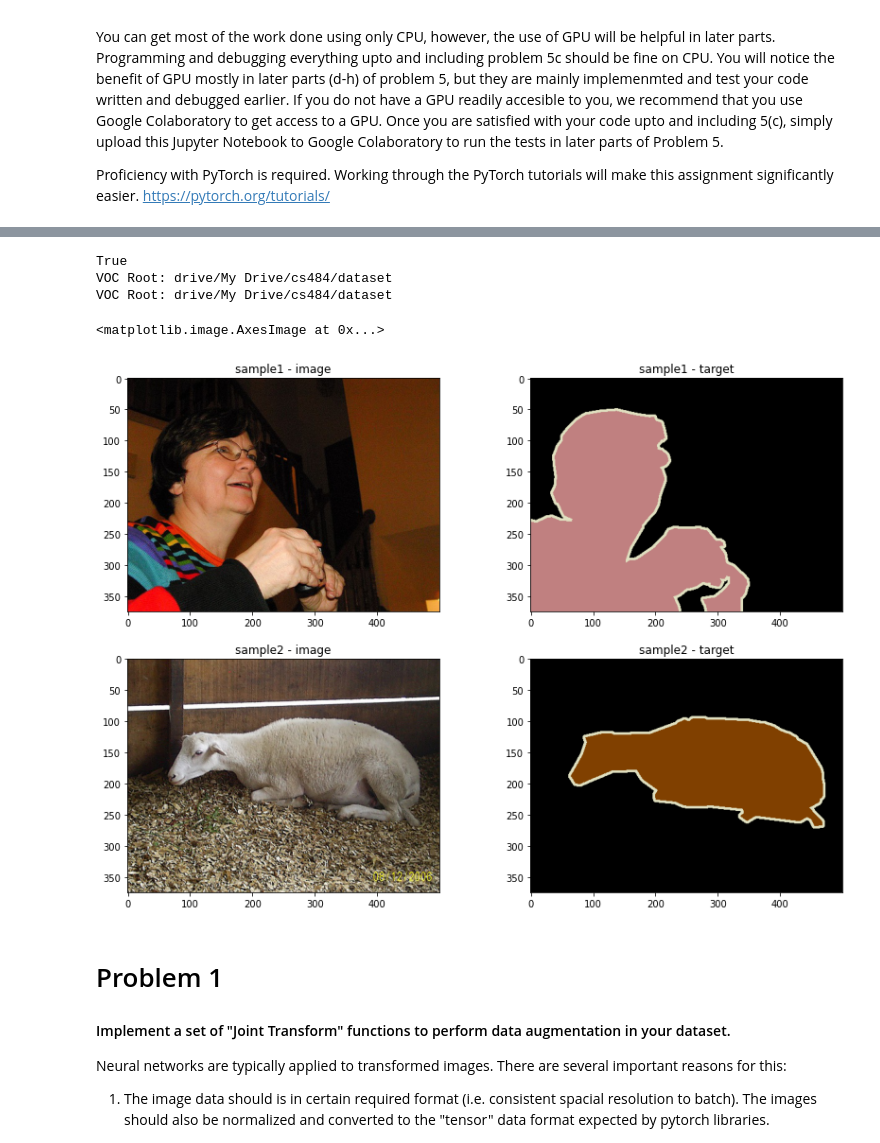
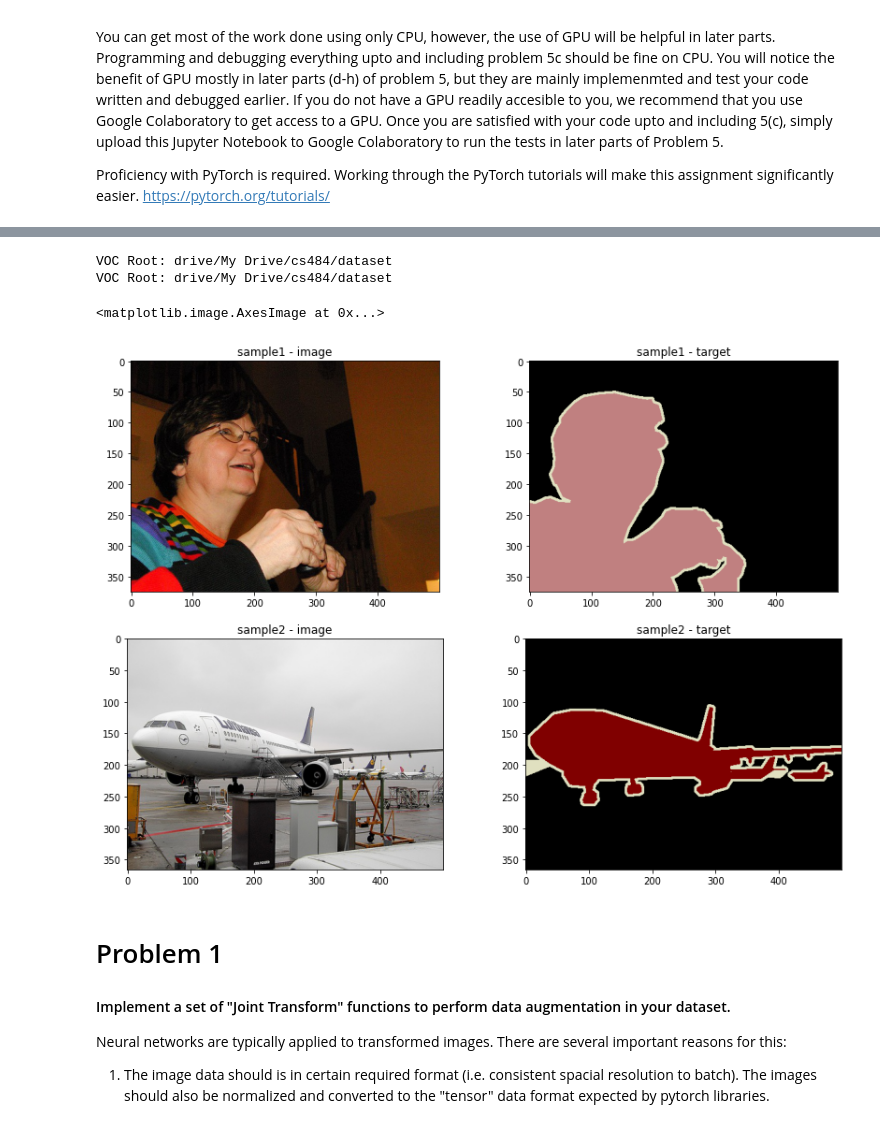
Before and after one commit to ArjunNarayan2066/Test, a Jupyter notebook: MySemanticSegmentation_student.ipynb, the cells around one changed output, grey strips where cells are left out. Drawn from its saved outputs; the diff is of its cells as text; code cells hidden in the pictures.

```diff
--- a/MySemanticSegmentation_student.ipynb
+++ b/MySemanticSegmentation_student.ipynb
@@ -118,38 +120,35 @@ def colorize_mask(mask):
 from lib.voc import VOCSegmentation
 DATASET_PATH = 'drive/My Drive/cs484/dataset'
 
 # Here, we obtain and visualize one sample (img, target) pair from VOC training dataset and one from validation dataset.
 # Note that operator [...] extracts the sample corresponding to the specified index.
 # Also, note the parameter download = True. Set this to False after you download to save time on later runs.
-print(exists(DATASET_PATH))
-# print("Downloading: {}".format(download))
 sample1 = VOCSegmentation(DATASET_PATH, image_set='train', download = False)[200]
-sample2 = VOCSegmentation(DATASET_PATH, image_set='val')[20]
+sample2 = VOCSegmentation(DATASET_PATH, image_set='val')[0]
 
 # We demonstrate two different (equivalent) ways to access image and target inside the samples.
 img1, target1 = sample1
 img2 = sample2[0]
 target2 = sample2[1]
 
 fig = plt.figure(figsize=(14,10))
 ax1 = fig.add_subplot(2,2,1)
 plt.title('sample1 - image')
 ax1.imshow(img1)
 ax2 = fig.add_subplot(2,2,2)
 plt.title('sample1 - target')
 ax2.imshow(target1)
 ax3 = fig.add_subplot(2,2,3)
 plt.title('sample2 - image')
 ax3.imshow(img2)
 ax4 = fig.add_subplot(2,2,4)
 plt.title('sample2 - target')
 ax4.imshow(target2)
 # %% [output]
-True
 VOC Root: drive/My Drive/cs484/dataset
 VOC Root: drive/My Drive/cs484/dataset
 <matplotlib.image.AxesImage at 0x...>
-[figure, old version]
+[figure, new version]
 # %% [markdown]
 # Problem 1
 
```
Also changed, not shown: parts of 24 cells of this notebook.
